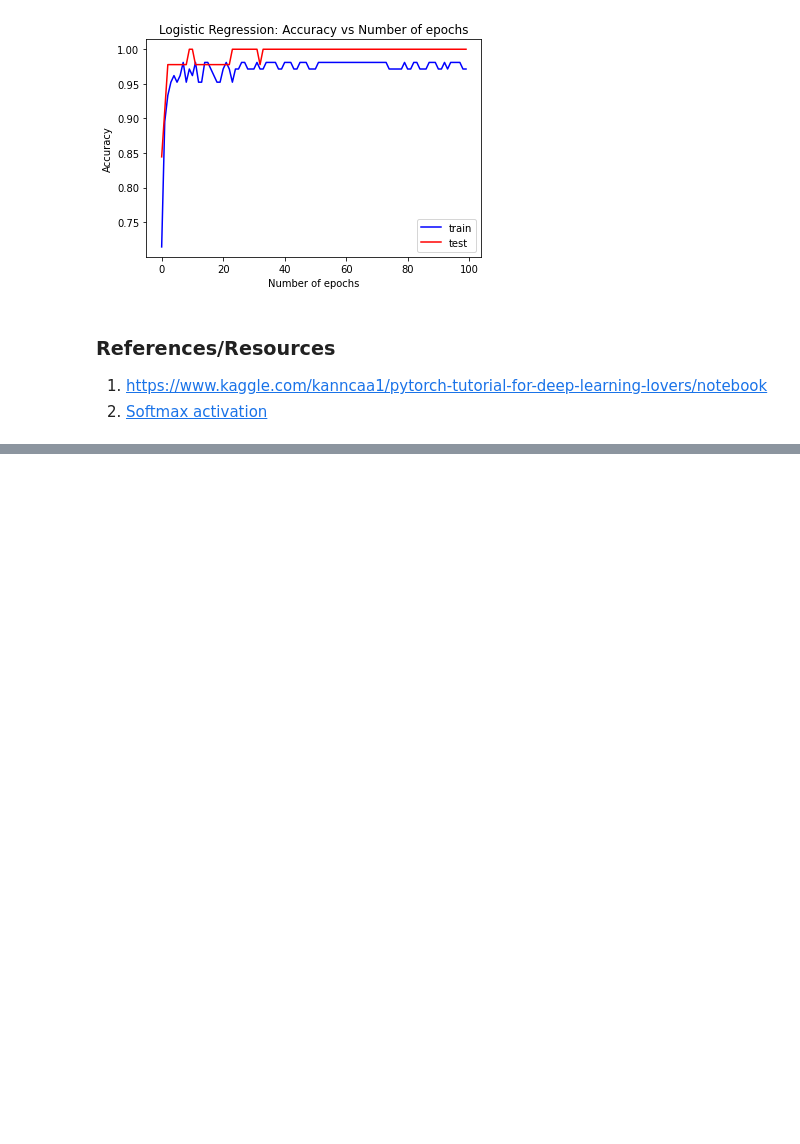
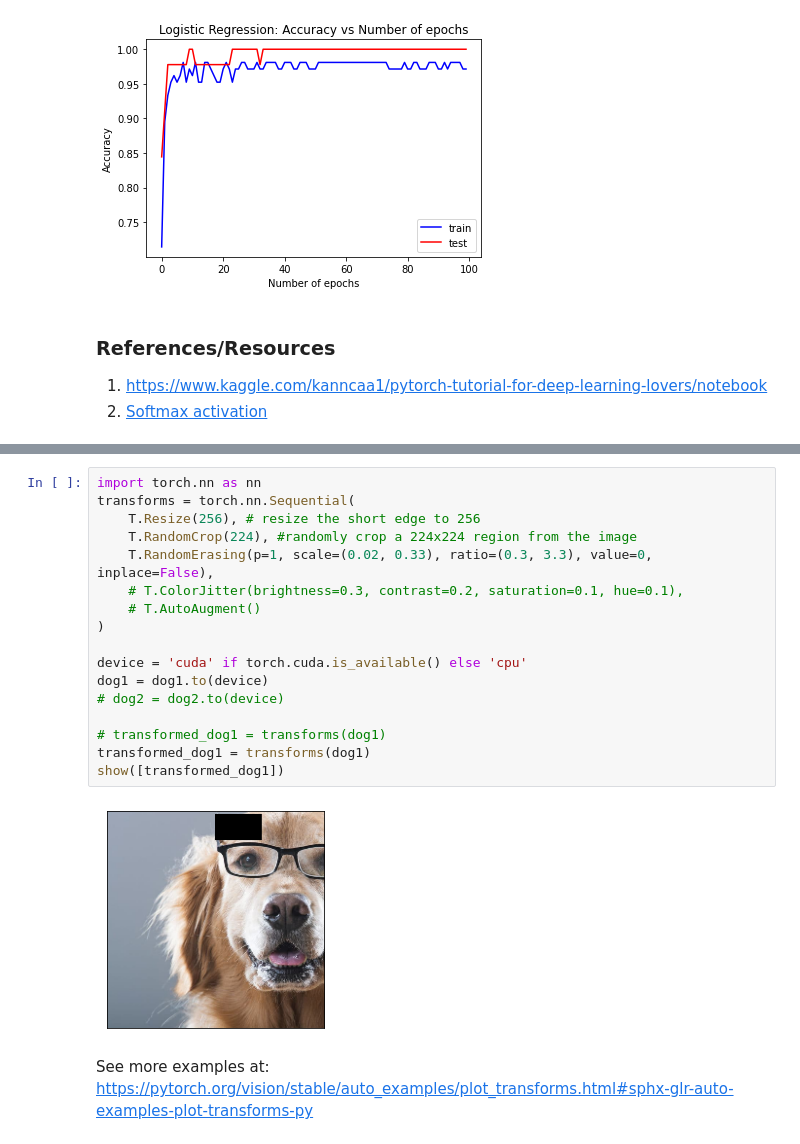
Before and after one commit to jinyingtld/python, a Jupyter notebook: AI6103_tutorial.ipynb, the cells around one changed output, grey strips where cells are left out. Cells and saved outputs as stored; diff of their text form; blank space fills up the shorter version.

```diff
--- a/AI6103_tutorial.ipynb
+++ b/AI6103_tutorial.ipynb
@@ -391,0 +515,21 @@ plt.show()
+# %%
+import torch.nn as nn
+transforms = torch.nn.Sequential(
+    T.Resize(256), # resize the short edge to 256
+    T.RandomCrop(224), #randomly crop a 224x224 region from the image
+    T.RandomErasing(p=1, scale=(0.02, 0.33), ratio=(0.3, 3.3), value=0, inplace=False),
+    # T.ColorJitter(brightness=0.3, contrast=0.2, saturation=0.1, hue=0.1),
+    # T.AutoAugment()
+)
+
+device = 'cuda' if torch.cuda.is_available() else 'cpu'
+dog1 = dog1.to(device)
+# dog2 = dog2.to(device)
+
+# transformed_dog1 = transforms(dog1)
+transformed_dog1 = transforms(dog1)
+show([transformed_dog1])
+# %% [output]
+[figure, added]
+# %% [markdown]
+See more examples at: https://pytorch.org/vision/stable/auto_examples/plot_transforms.html#sphx-glr-auto-examples-plot-transforms-py
```
Also changed, not shown: parts of 14 cells of this notebook.
